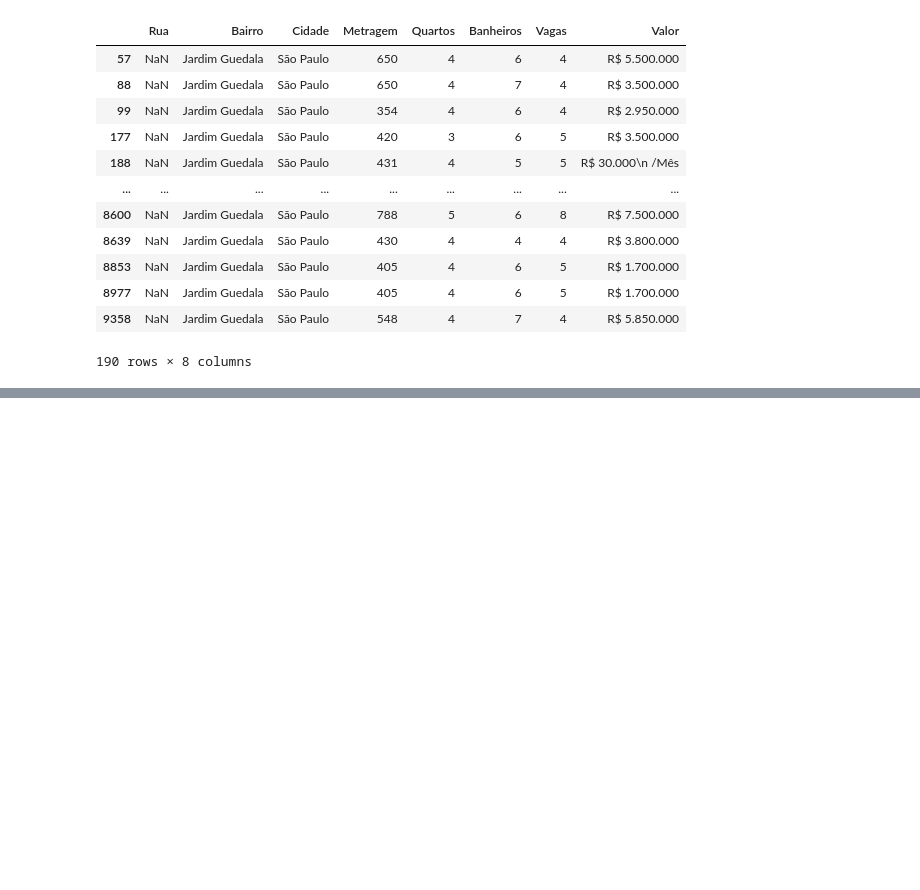
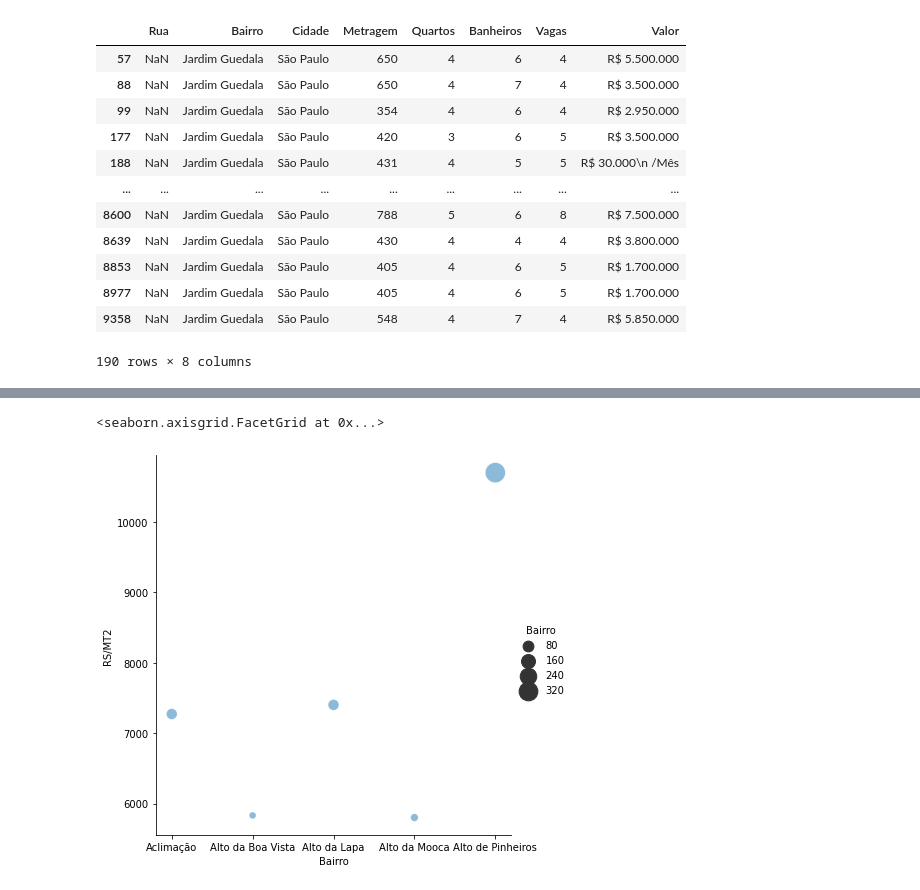
Before and after one commit to ThorugoBR/Alura_Bootcamp_Dados, a Jupyter notebook: Imersão_Dados4_Pesquisa_de_imoveis_SP.ipynb, the cells around one changed output, grey strips where cells are left out. Saved outputs shown, nothing was run; the diff lists cells and outputs as text; code cells hidden in the pictures; blank space fills up the shorter version.

```diff
--- a/Imersão_Dados4_Pesquisa_de_imoveis_SP.ipynb
+++ b/Imersão_Dados4_Pesquisa_de_imoveis_SP.ipynb
@@ -264,0 +486,3 @@ df_teste[df_teste['Rua'].isna()]
+# %%
+sell_df['RS/MT2']=sell_df['Preço']/sell_df['Metragem']
+sell_df
@@ -264,0 +523,3 @@ df_teste[df_teste['Rua'].isna()]
+# %%
+avg_price_size_bairro=sell_df.groupby(['Bairro']).median()
+avg_price_size_bairro
@@ -264,0 +541,7 @@ df_teste[df_teste['Rua'].isna()]
+# %%
+sns.relplot(x="Bairro", y="RS/MT2", size=sell_df['Bairro'].value_counts(),
+            sizes=(40, 400), alpha=.5, palette="muted",
+            height=6, data=avg_price_size_bairro.head(5))
+# %% [output]
+<seaborn.axisgrid.FacetGrid at 0x...>
+[figure, added]
```
Also changed, not shown: parts of 24 cells of this notebook.
